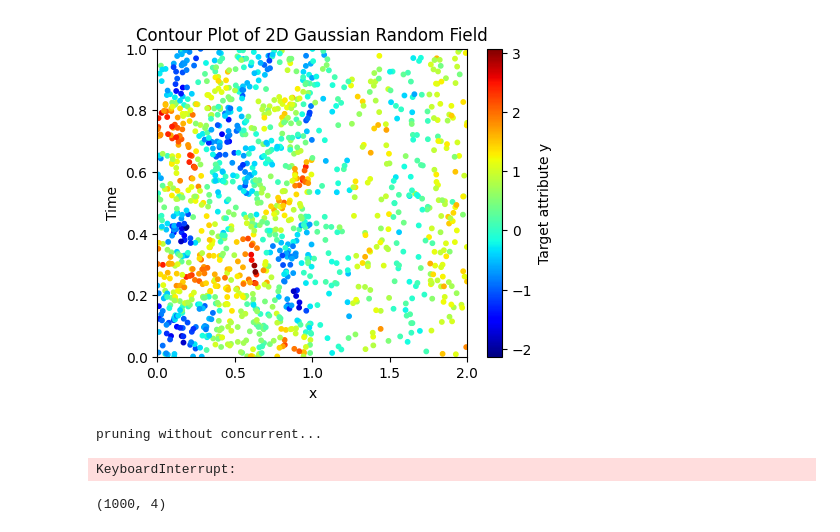
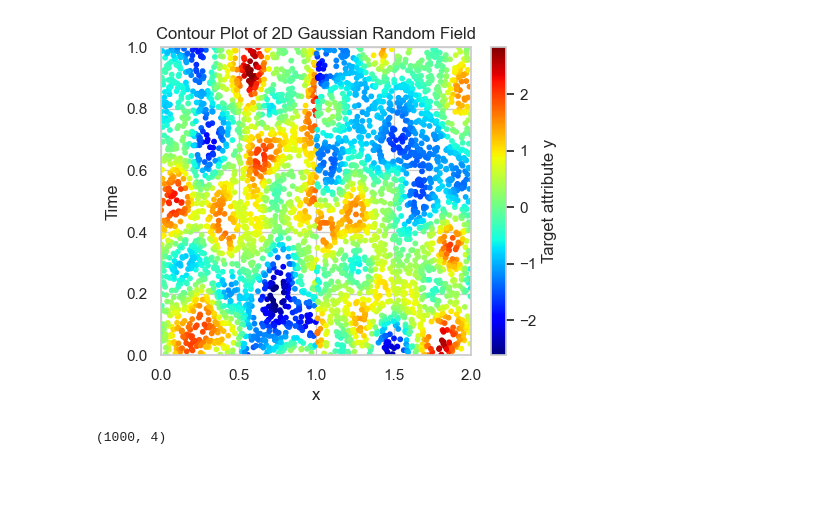
Before and after one commit to hossein-haeri/msmsa, a Jupyter notebook: dth_run.ipynb, the cells around one changed output. Saved outputs shown, nothing was run; the diff lists cells and outputs as text; code cells hidden in the pictures; blank space fills up the shorter version.

```diff
--- a/dth_run.ipynb
+++ b/dth_run.ipynb
@@ -37,7 +37,7 @@ def generate_2d_gaussian_random_field(num_points, scale):
     # Generate the random field
     mean = np.zeros(num_points)
     y = np.random.multivariate_normal(mean, covariance_func)
-    y = y + np.random.normal(0, .3, num_points)
+    y = y + np.random.normal(0, .01, num_points)
     return x, t, y
 
 def generate_2_class_field(num_points):
@@ -57,60 +57,68 @@ def generate_2_class_field(num_points):
 
 
 # Parameters
-num_points = 1000  # Number of points to sample
-scale = 0.08  # Scale of the correlation
+num_points = 2000  # Number of points to sample
+scale = 0.1  # Scale of the correlation
 
 # Generate field
 x1, t1, y1 = generate_2d_gaussian_random_field(num_points, scale)
-x2, t2, y2 = generate_2_class_field(int(num_points/3))
+# x2, t2, y2 = generate_2_class_field(int(num_points/3))
+x2, t2, y2 = generate_2d_gaussian_random_field(num_points, scale)
 
 # combine the data into one dataset
-x = np.concatenate((x1, x2))
+x = np.concatenate((x1, x2+1))
 t = np.concatenate((t1, t2))
 y = np.concatenate((y1, y2))
+
+# x = x1
+# t = t1
+# y = y1
 
 num_samples = len(x)
 # Make a stream of samples
 stream = []
 for i in range(num_samples):
     stream.append((x[i], y[i], t[i], None))
 # sort samples in the stream by time
 stream.sort(key=lambda sample: sample[2])
 
 %matplotlib inline
 # Create a contour plot
 plt.figure(figsize=(5, 4))
 # plt.tricontourf(x, t, y, levels=20, cmap='viridis')
 # plt.colorbar(label='Target attribute y')
 vmin = min(y)
 vmax = max(y)
 plt.scatter(x, t, c=y, s=10, cmap='jet',vmin=vmin, vmax=vmax)
 plt.colorbar(label='Target attribute y')
 plt.xlim(0, 2)
 plt.ylim(0, 1)
 plt.title('Contour Plot of 2D Gaussian Random Field')
 plt.xlabel('x')
 plt.ylabel('Time')
 plt.show()
 # %% [output]
-[figure, old version]
+[figure, new version]
 # %%
 %matplotlib qt
-
-plt.figure(figsize=(5, 4))
-dth = DTH(    epsilon=10,
+plt.close('all')
+plt.figure(figsize=(4.5, 4.9))
+dth = DTH(    epsilon=0.9,
               num_sub_learners=10,
               min_new_samples_for_base_learner_update=10,
-              min_new_samples_for_pruining=10,
-              multi_threading_sub_learners=False,
+              min_new_samples_for_pruining=1,
+              multi_threading_sub_learners=True,
               pruning_disabled=False,
               num_pruning_threads=1,
-              max_elimination=10)
+              max_elimination=5,
+              use_sublearners_as_baselearner=False,
+              max_investigated_samples = 20)
 y_pred = []
 stream = np.array(stream)
 samples_in_memory = []
 for i, (X, y, t, y_pred) in enumerate(tqdm(stream)):
     stream[i,3] = dth.predict_online_model([X], t)
+    # print(stream[i,3])
     dth.add_sample([X], y, t)
     dth.update_online_model()
     samples_in_memory.append(len(dth.memory))
@@ -125,10 +133,8 @@ for i, (X, y, t, y_pred) in enumerate(tqdm(stream)):
     plt.scatter(memory_X, memory_t, c=memory_y, s=10, cmap='jet',vmax=vmax, vmin=vmin)
     plt.xlim(0, 2)
     plt.ylim(0, 1)
-    plt.pause(0.01)
+    plt.title('Number of samples in memory: {}'.format(len(dth.memory)) + '\n Total recieved samples: {}'.format(i))
+    plt.pause(0.001)
-# %% [output]
-pruning without concurrent...
-KeyboardInterrupt:
 # %%
 # %% [output]
 (1000, 4)
```
Also changed, not shown: parts of 1 cell of this notebook, 1 other file.
